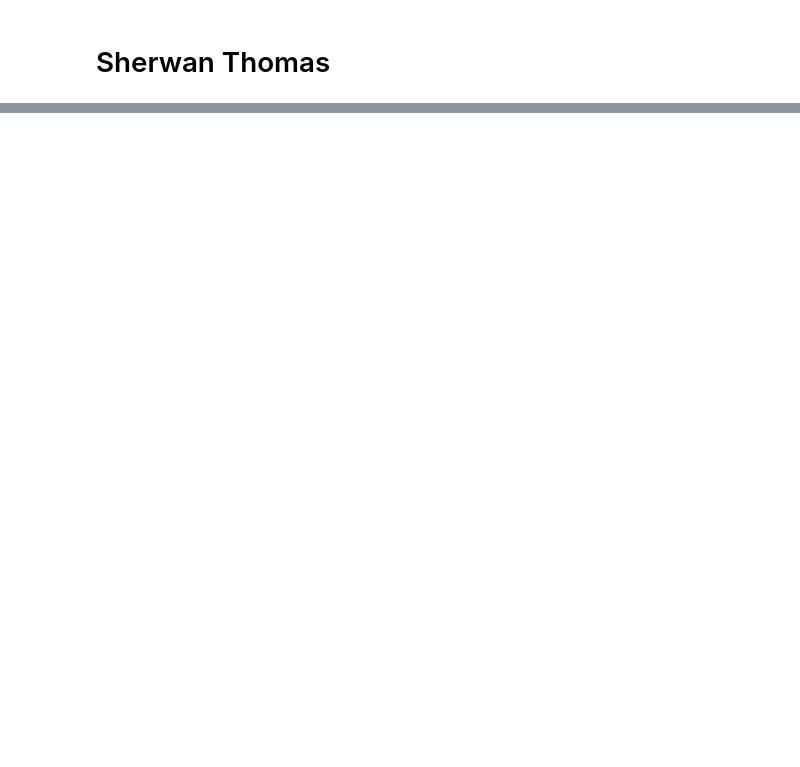
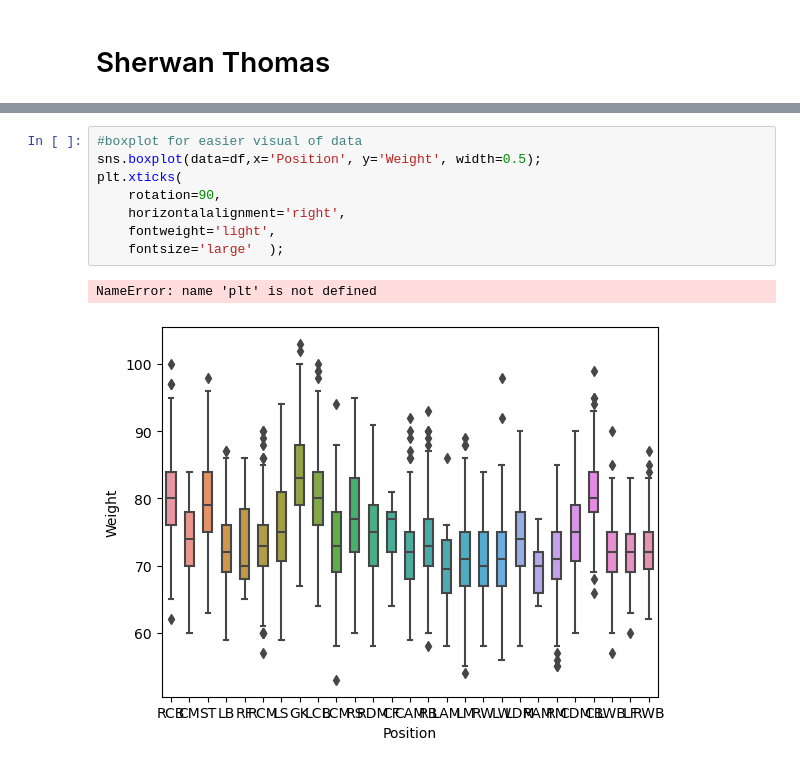
Before and after one commit to ubco-W2022T1-cosc301/project-group28, a Jupyter notebook: notebooks/analysis3.ipynb, the cells around one changed output, grey strips where cells are left out. Saved outputs shown, nothing was run; the diff lists cells and outputs as text; blank space fills up the shorter version.

```diff
--- a/notebooks/analysis3.ipynb
+++ b/notebooks/analysis3.ipynb
@@ -19,0 +117,11 @@ df.head()
+# %%
+#boxplot for easier visual of data
+sns.boxplot(data=df,x='Position', y='Weight', width=0.5);
+plt.xticks(
+    rotation=90,
+    horizontalalignment='right',
+    fontweight='light',
+    fontsize='large'  );
+# %% [output]
+NameError: name 'plt' is not defined
+[figure, added]
```
Also changed, not shown: parts of 13 cells of this notebook.
